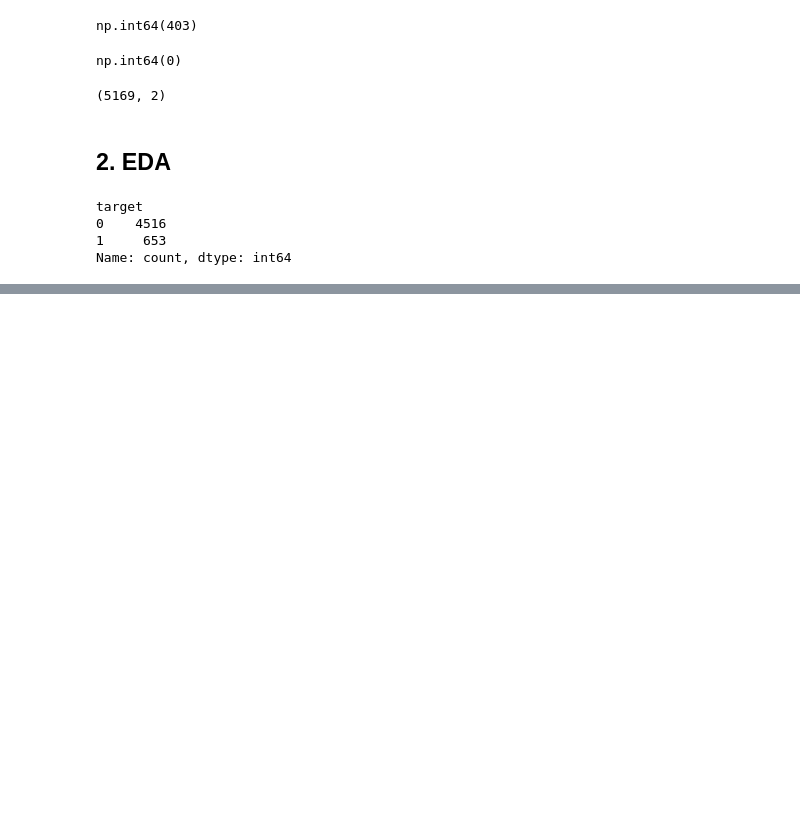
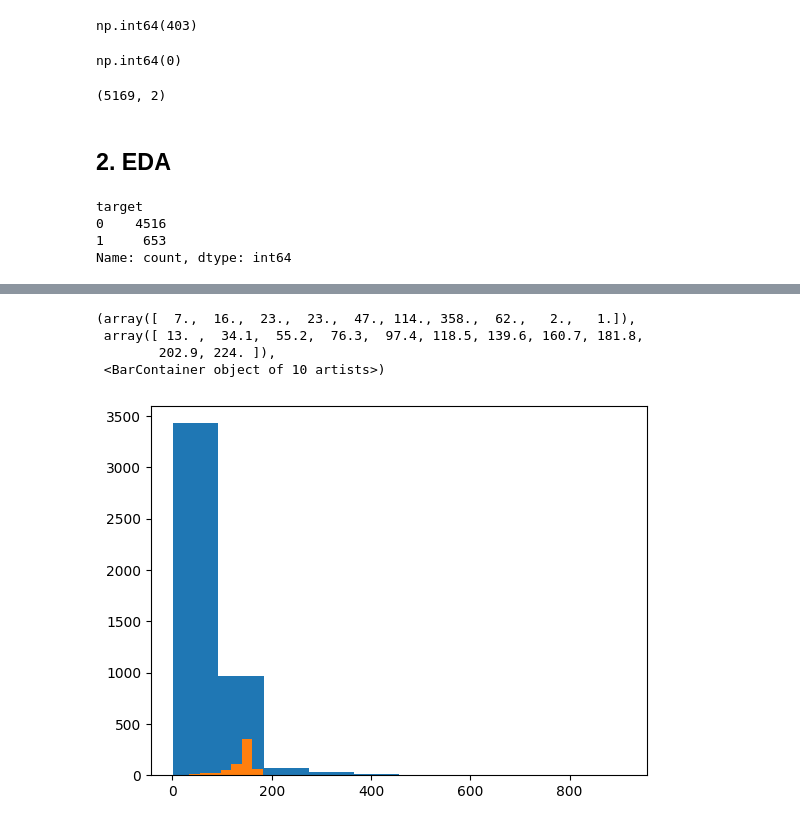
Before and after one commit to anshulkansal121/Python-Programming, a Jupyter notebook: Machine Learning/Projects/SMS-Spam-Classifier/SMS Spam Classifier.ipynb, the cells around one changed output, grey strips where cells are left out. Cells and saved outputs as stored; diff of their text form; code cells hidden in the pictures; blank space fills up the shorter version.

```diff
--- a/Machine Learning/Projects/SMS-Spam-Classifier/SMS Spam Classifier.ipynb
+++ b/Machine Learning/Projects/SMS-Spam-Classifier/SMS Spam Classifier.ipynb
@@ -102,0 +134,3 @@ Name: count, dtype: int64
+# %%
+df['num_characters'] = df['text'].apply(len)
+df.head()
@@ -102,0 +151,4 @@ Name: count, dtype: int64
+# %%
+# num of words
+df['num_words'] = df['text'].apply(lambda x:len(nltk.word_tokenize(x)))
+df.head()
@@ -102,0 +162,3 @@ Name: count, dtype: int64
+# %%
+df['num_sentences'] = df['text'].apply(lambda x:len(nltk.sent_tokenize(x)))
+df.head()
@@ -102,0 +196,9 @@ Name: count, dtype: int64
+# %%
+plt.hist(df[df['target'] == 0]['num_characters'])
+plt.hist(df[df['target'] == 1]['num_characters'])
+# %% [output]
+(array([  7.,  16.,  23.,  23.,  47., 114., 358.,  62.,   2.,   1.]),
+ array([ 13. ,  34.1,  55.2,  76.3,  97.4, 118.5, 139.6, 160.7, 181.8,
+        202.9, 224. ]),
+ <BarContainer object of 10 artists>)
+[figure, added]
```
Also changed, not shown: parts of 24 cells of this notebook.
